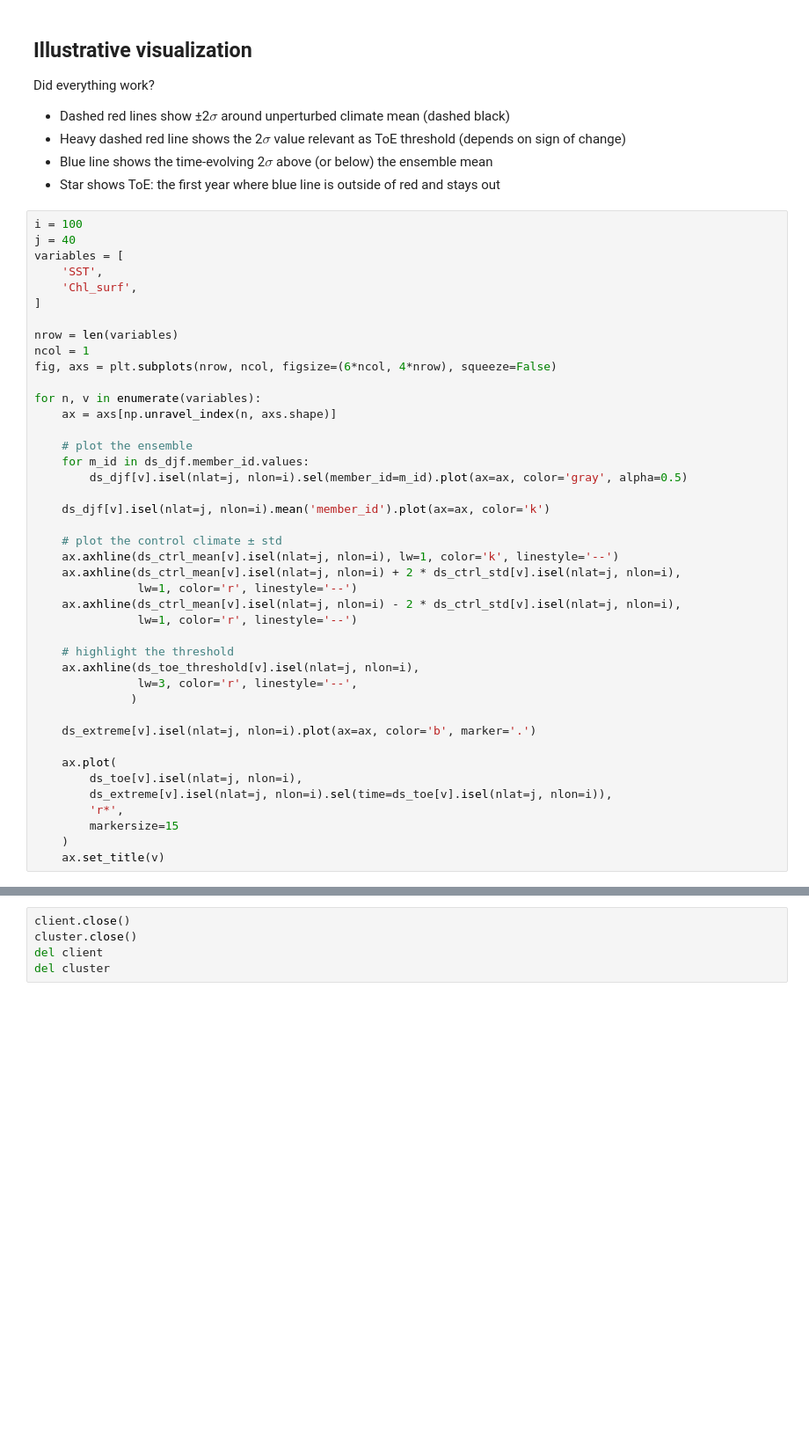
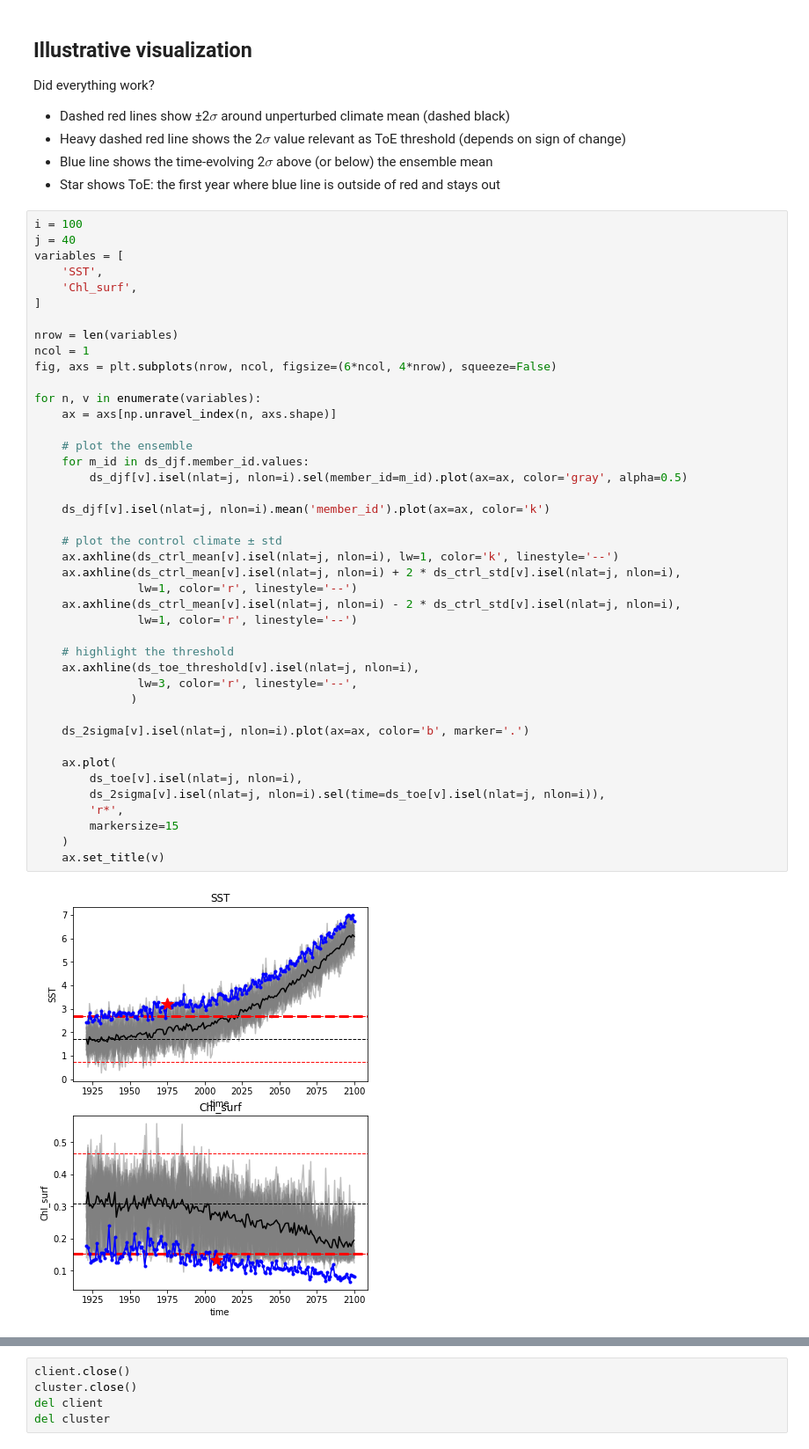
Before and after one commit to matt-long/krill-cesm-le, a Jupyter notebook: notebooks/_compute_toe_maps.ipynb, the cells around one changed output, grey strips where cells are left out. Shown at 88% size. Drawn from its saved outputs; the diff is of its cells as text; blank space fills up the shorter version.

```diff
--- a/notebooks/_compute_toe_maps.ipynb
+++ b/notebooks/_compute_toe_maps.ipynb
@@ -277,34 +296,36 @@ ncol = 1
 fig, axs = plt.subplots(nrow, ncol, figsize=(6*ncol, 4*nrow), squeeze=False)
 
 for n, v in enumerate(variables):
     ax = axs[np.unravel_index(n, axs.shape)]
 
     # plot the ensemble
     for m_id in ds_djf.member_id.values:
         ds_djf[v].isel(nlat=j, nlon=i).sel(member_id=m_id).plot(ax=ax, color='gray', alpha=0.5)
 
     ds_djf[v].isel(nlat=j, nlon=i).mean('member_id').plot(ax=ax, color='k')
 
     # plot the control climate ± std
     ax.axhline(ds_ctrl_mean[v].isel(nlat=j, nlon=i), lw=1, color='k', linestyle='--')
     ax.axhline(ds_ctrl_mean[v].isel(nlat=j, nlon=i) + 2 * ds_ctrl_std[v].isel(nlat=j, nlon=i),
                lw=1, color='r', linestyle='--')
     ax.axhline(ds_ctrl_mean[v].isel(nlat=j, nlon=i) - 2 * ds_ctrl_std[v].isel(nlat=j, nlon=i),
                lw=1, color='r', linestyle='--')
 
     # highlight the threshold
     ax.axhline(ds_toe_threshold[v].isel(nlat=j, nlon=i),
                lw=3, color='r', linestyle='--',
               )
 
-    ds_extreme[v].isel(nlat=j, nlon=i).plot(ax=ax, color='b', marker='.')
+    ds_2sigma[v].isel(nlat=j, nlon=i).plot(ax=ax, color='b', marker='.')
 
     ax.plot(
         ds_toe[v].isel(nlat=j, nlon=i),
-        ds_extreme[v].isel(nlat=j, nlon=i).sel(time=ds_toe[v].isel(nlat=j, nlon=i)),
+        ds_2sigma[v].isel(nlat=j, nlon=i).sel(time=ds_toe[v].isel(nlat=j, nlon=i)),
         'r*',
         markersize=15
     )
     ax.set_title(v)
+# %% [output]
+[figure, added]
 # %%
 ds_toe.Chl_surf.plot()
```
Also changed, not shown: parts of 5 cells of this notebook, 12 other files.
